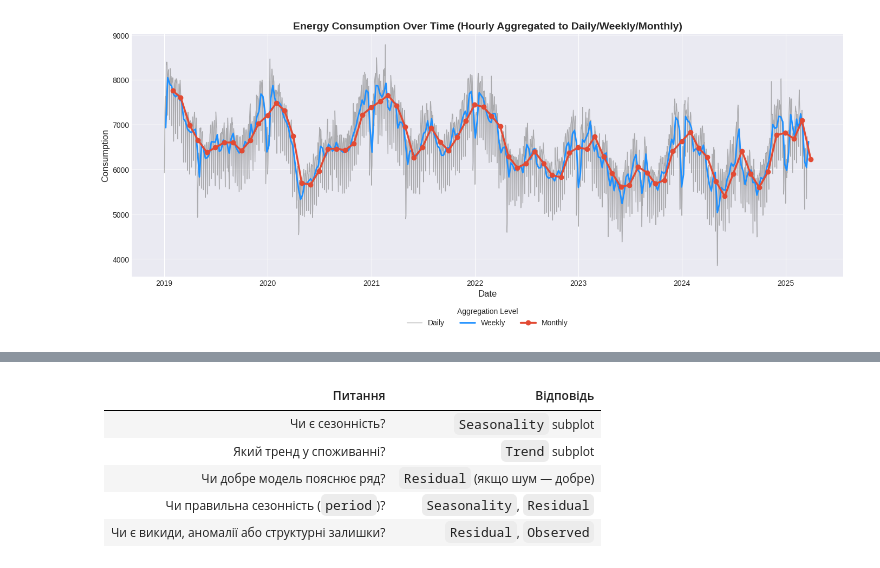
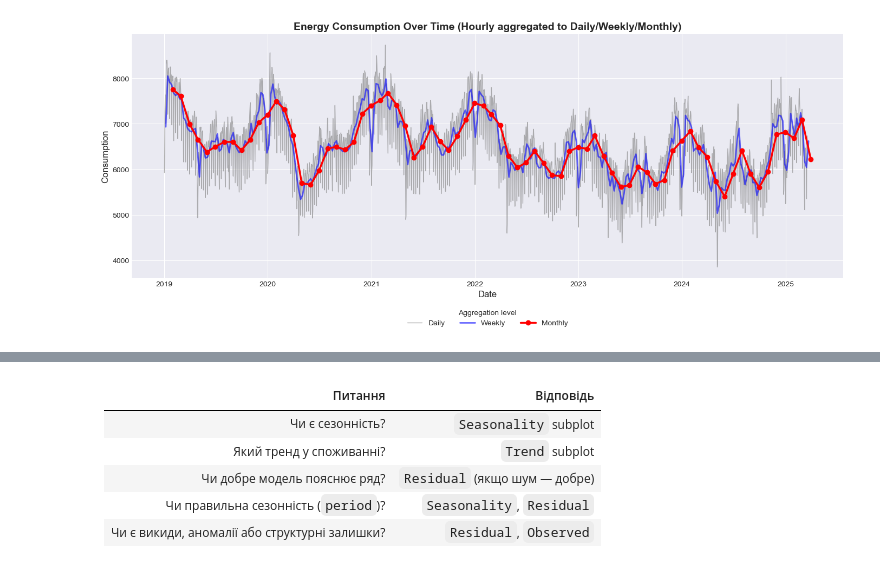
Before and after one commit to vpleshko-lab/camp-tasks, a Jupyter notebook: lesson_23.ipynb, the cells around one changed output, grey strips where cells are left out. Drawn from its saved outputs; the diff is of its cells as text; code cells hidden in the pictures.

Commit message:
Time series forecasting

```diff
--- a/lesson_23.ipynb
+++ b/lesson_23.ipynb
@@ -24,0 +40,4 @@ df
+# %%
+df = pd.read_csv('/Users/vladislavpleshko/Documents/VS Code/before/amazinum/data/Electricity Consumption and Production.csv',
+                 parse_dates=['DateTime'], index_col='DateTime')
+df
@@ -56,3 +88,0 @@ dtype: int64
-# %%
-df = df[~df.duplicated(keep='first')]
-df.duplicated().value_counts()
@@ -66,0 +127,10 @@ monthly_df = df.resample('ME').mean()
+# %%
+df_hourly = df['Consumption'].copy() # type: ignore
+# %%
+df_daily = df_hourly.resample('D').mean()
+df_weekly = df_hourly.resample('W').mean()
+df_monthly = df_hourly.resample('ME').mean()
+
+df_daily = df_daily.dropna(how='all')
+df_monthly = df_monthly.dropna(how='all')
+df_weekly = df_weekly.dropna(how='all')
@@ -67,37 +153,37 @@ monthly_df = df.resample('ME').mean()
 # %%
-fig, ax = plt.subplots(figsize=(14, 6))
+fig, ax = plt.subplots(figsize=(14,6))
 
-# Денне
-ax.plot(daily_df.index,
-        daily_df['Consumption'].values,
+# daily
+ax.plot(df_daily.index,
+        df_daily,
         alpha=0.6,
         linewidth=1,
         color='gray',
         label='Daily')
-
-# Тижневе
-ax.plot(week_df.index,
-        week_df['Consumption'].values,
+# weekly
+ax.plot(df_weekly.index,
+        df_weekly,
+        alpha=0.6,
         linewidth=2,
-        color='dodgerblue',
-        label='Weekly')
-
-# Місячне
-ax.plot(monthly_df.index,
-        monthly_df['Consumption'].values,
+        label='Weekly',
+        color='blue')
+# monthly
+ax.plot(df_monthly.index,
+        df_monthly,
         linewidth=2.5,
         marker='o',
-        label='Monthly')
-# загальний плот
-ax.set_title('Energy Consumption Over Time (Hourly Aggregated to Daily/Weekly/Monthly)',
+        label='Monthly',
+        color='red')
+# general
+ax.set_title('Energy Consumption Over Time (Hourly aggregated to Daily/Weekly/Monthly)',
              fontsize=14, fontweight='bold')
 
 ax.set_xlabel('Date', fontsize=12)
 ax.set_ylabel('Consumption', fontsize=12)
 
-ax.legend(title='Aggregation Level', fontsize=10, bbox_to_anchor=(0.5, -0.10), loc='upper center', ncol=3,)
+ax.legend(title='Aggregation level', fontsize=10, bbox_to_anchor=(0.5, -0.10), loc='upper center', ncol=3)
 plt.xticks(rotation=0)
 plt.tight_layout()
 plt.show()
 # %% [output]
-[figure, old version]
+[figure, new version]
```
Also changed, not shown: parts of 64 cells of this notebook.
